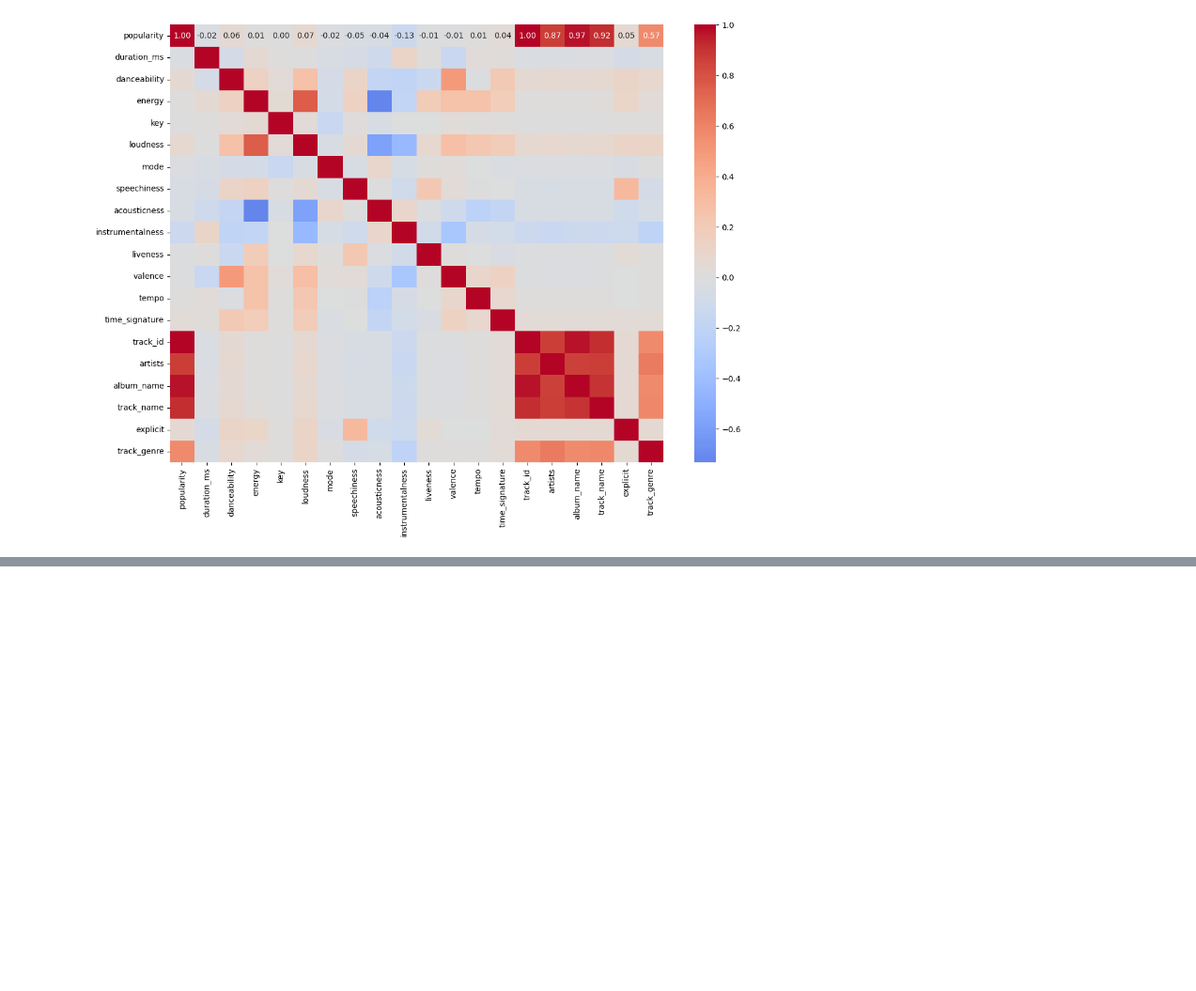
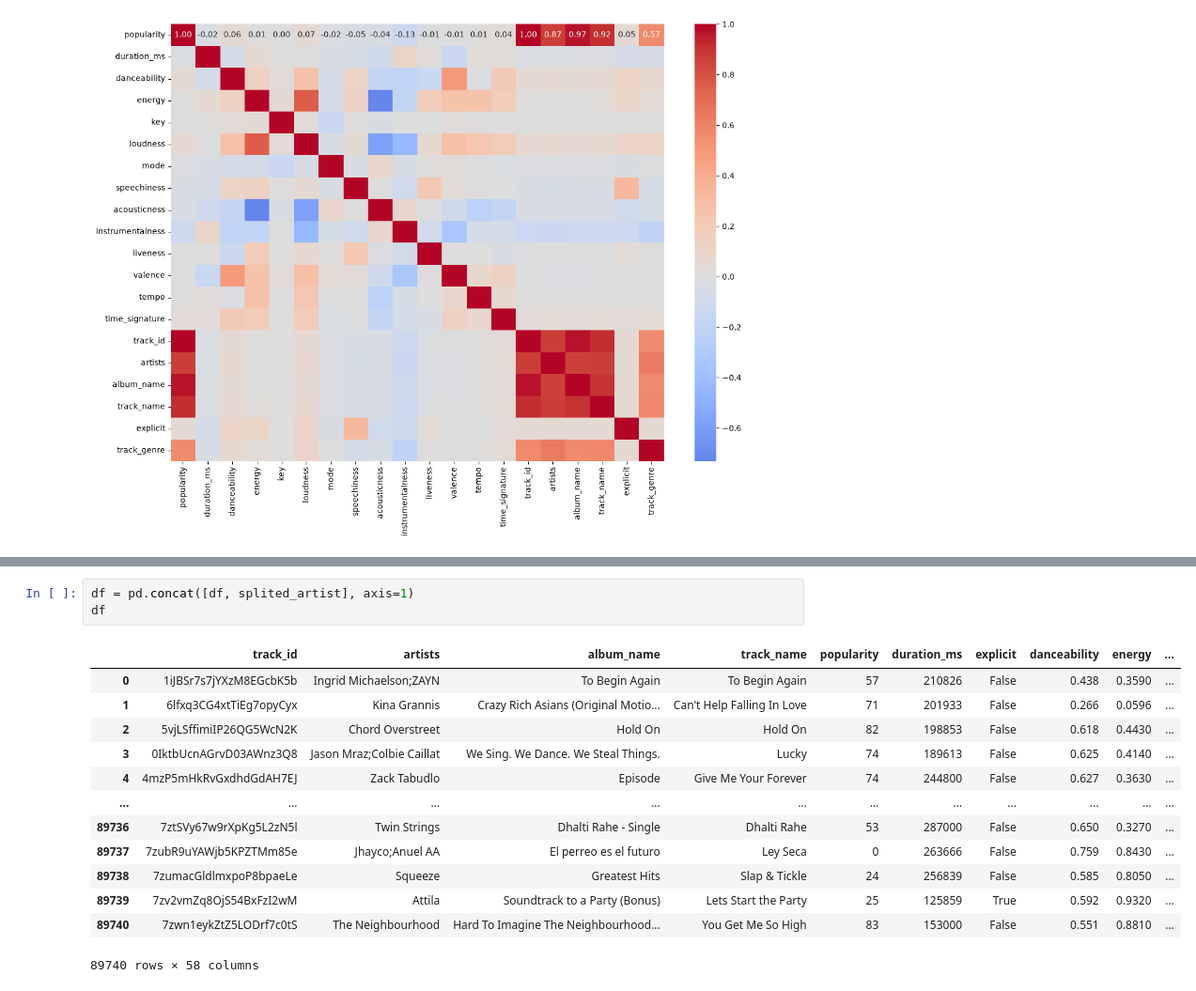
Before and after one commit to PieceOfBulka/gp5, a Jupyter notebook: eda_task_1.ipynb, the cells around one changed output, grey strips where cells are left out. Shown at 94% size. Saved outputs shown, nothing was run; the diff lists cells and outputs as text; blank space fills up the shorter version.

```diff
--- a/eda_task_1.ipynb
+++ b/eda_task_1.ipynb
@@ -591,0 +677,17 @@ plt.show()
+# %%
+df = pd.concat([df, splited_artist], axis=1)
+df
+# %% [output]
+|  | track_id | artists | album_name | track_name | popularity | duration_ms | explicit | danceability | energy | ... |
+| 0 | 1iJBSr7s7jYXzM8EGcbK5b | Ingrid Michaelson;ZAYN | To Begin Again | To Begin Again | 57 | 210826 | False | 0.438 | 0.3590 | ... |
+| 1 | 6lfxq3CG4xtTiEg7opyCyx | Kina Grannis | Crazy Rich Asians (Original Motio... | Can't Help Falling In Love | 71 | 201933 | False | 0.266 | 0.0596 | ... |
+| 2 | 5vjLSffimiIP26QG5WcN2K | Chord Overstreet | Hold On | Hold On | 82 | 198853 | False | 0.618 | 0.4430 | ... |
+| 3 | 0IktbUcnAGrvD03AWnz3Q8 | Jason Mraz;Colbie Caillat | We Sing. We Dance. We Steal Things. | Lucky | 74 | 189613 | False | 0.625 | 0.4140 | ... |
+| 4 | 4mzP5mHkRvGxdhdGdAH7EJ | Zack Tabudlo | Episode | Give Me Your Forever | 74 | 244800 | False | 0.627 | 0.3630 | ... |
+| ... | ... | ... | ... | ... | ... | ... | ... | ... | ... | ... |
+| 89736 | 7ztSVy67w9rXpKg5L2zN5l | Twin Strings | Dhalti Rahe - Single | Dhalti Rahe | 53 | 287000 | False | 0.650 | 0.3270 | ... |
+| 89737 | 7zubR9uYAWjb5KPZTMm85e | Jhayco;Anuel AA | El perreo es el futuro | Ley Seca | 0 | 263666 | False | 0.759 | 0.8430 | ... |
+| 89738 | 7zumacGldlmxpoP8bpaeLe | Squeeze | Greatest Hits | Slap & Tickle | 24 | 256839 | False | 0.585 | 0.8050 | ... |
+| 89739 | 7zv2vmZq8OjS54BxFzI2wM | Attila | Soundtrack to a Party (Bonus) | Lets Start the Party | 25 | 125859 | True | 0.592 | 0.9320 | ... |
+| 89740 | 7zwn1eykZtZ5LODrf7c0tS | The Neighbourhood | Hard To Imagine The Neighbourhood... | You Get Me So High | 83 | 153000 | False | 0.551 | 0.8810 | ... |
+89740 rows × 58 columns
```
Also changed, not shown: parts of 24 cells of this notebook.
